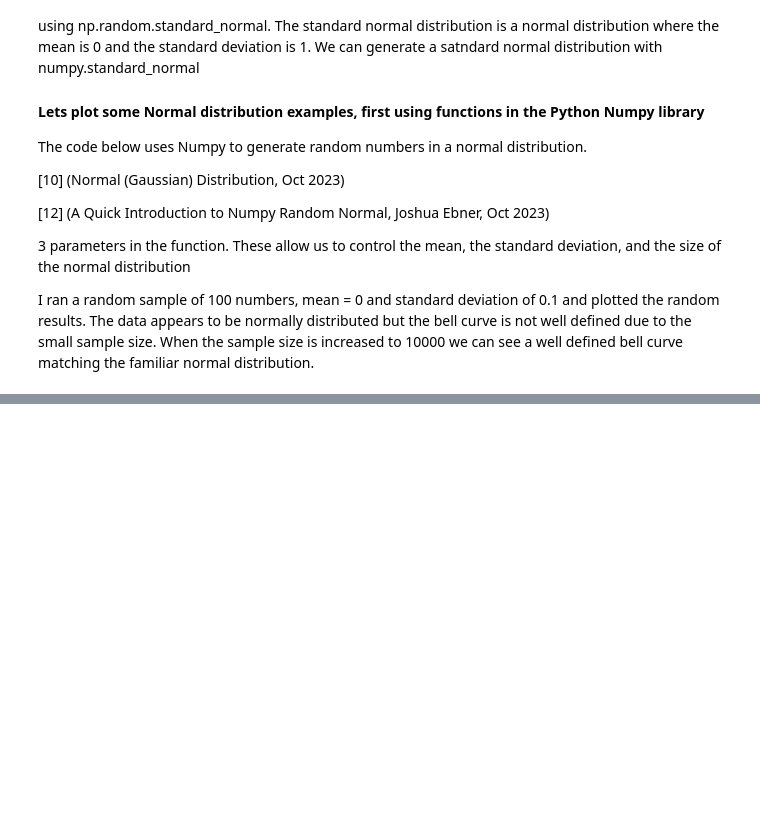
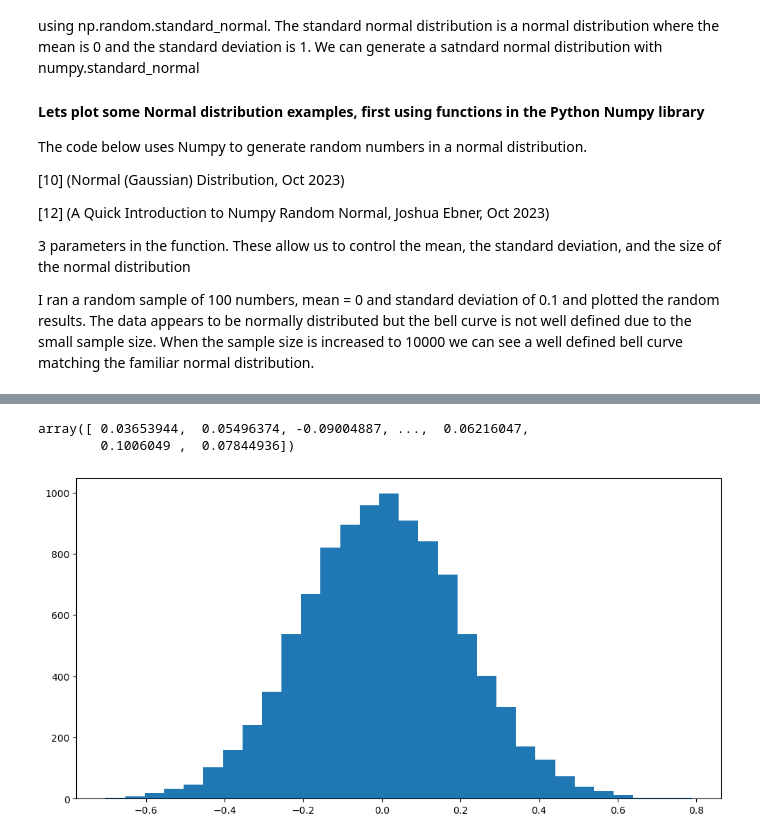
Before and after one commit to JScarry/MLAS_project, a Jupyter notebook: Task3.ipynb, the cells around one changed output, grey strips where cells are left out. Cells and saved outputs as stored; diff of their text form; code cells hidden in the pictures; blank space fills up the shorter version.

```diff
--- a/Task3.ipynb
+++ b/Task3.ipynb
@@ -231,0 +191,6 @@ https://gist.github.com/mwaskom/de44147ed2974457ad6372750bbe5751
+# %%
+# Generate some random normal data.
+random_data = np.random.standard_normal((10000, 25))
+
+# Show.
+random_data
@@ -231,0 +211,14 @@ https://gist.github.com/mwaskom/de44147ed2974457ad6372750bbe5751
+# %%
+# Mean across the rows.
+random_data.mean(axis=1)
+# %% [output]
+array([ 0.03653944,  0.05496374, -0.09004887, ...,  0.06216047,
+        0.1006049 ,  0.07844936])
+# %%
+# Create an empty figure.
+fig, ax = plt.subplots(figsize=(12,6))
+
+# Histogram of means.
+ax.hist(random_data.mean(axis=1), bins=30);
+# %% [output]
+[figure, added]
```
Also changed, not shown: parts of 25 cells of this notebook.
